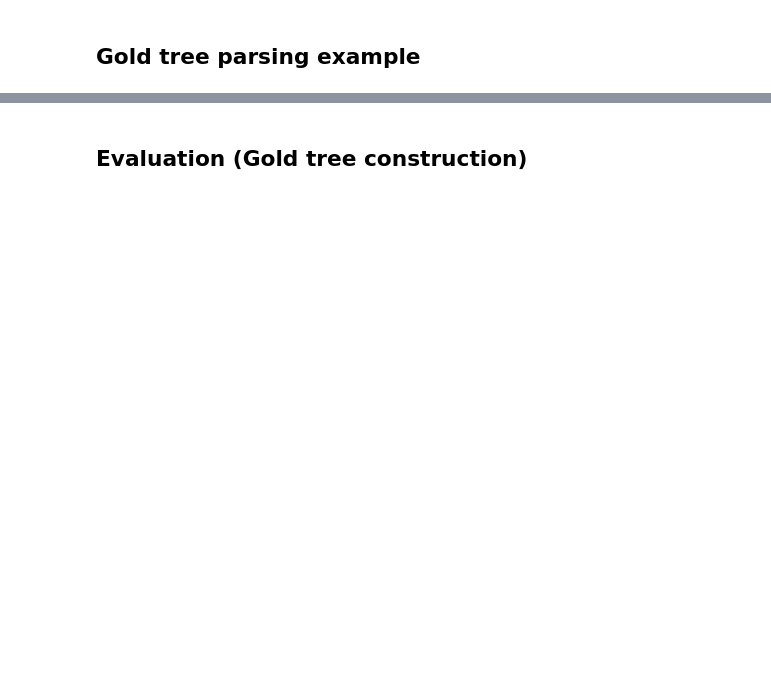
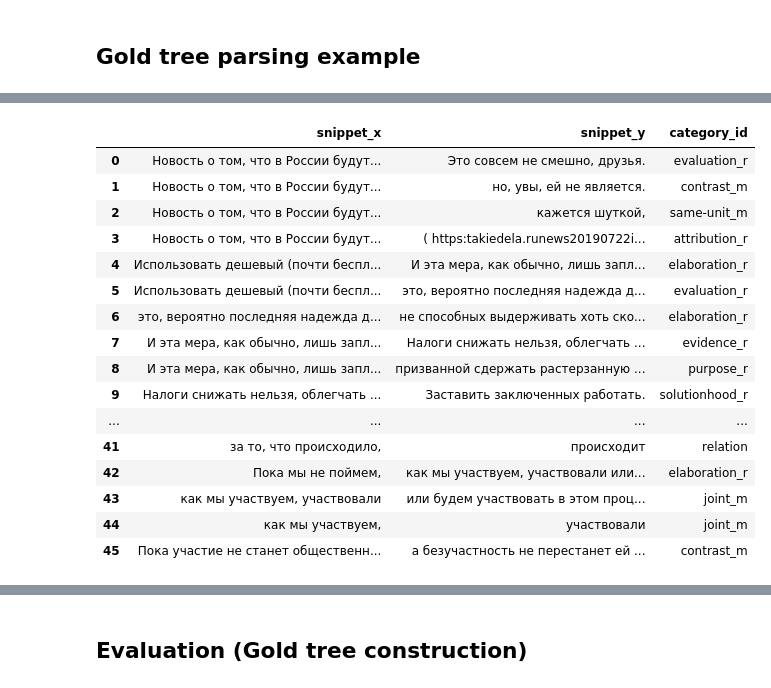
Before and after one commit to tchewik/isanlp_rst, a Jupyter notebook: src/maintenance/4_tree_building.ipynb, the cells around one changed output, grey strips where cells are left out. Drawn from its saved outputs; the diff is of its cells as text; code cells hidden in the pictures; blank space fills up the shorter version.

```diff
--- a/src/maintenance/4_tree_building.ipynb
+++ b/src/maintenance/4_tree_building.ipynb
@@ -99,7 +99,11 @@ class GoldTreePredictor(RSTTreePredictor):
     def extract_features(self, *args):
         return [args[0].text, args[1].text]
 
+    def initialize_features(self, *args):
+        return [(args[0][i].text, args[0][i+1].text) for i in range(len(args[0]) - 1)]
+
     def predict_pair_proba(self, features):
+        # print('>> features =', features)
         def _check_snippet_pair_in_dataset(left_snippet, right_snippet):
             return ((((self.corpus.snippet_x == left_snippet) & (self.corpus.snippet_y == right_snippet)).sum(
                 axis=0) != 0)
@@ -146,7 +150,7 @@ class CustomTreePredictor(RSTTreePredictor):
                                                annot_tokens=annot_tokens, annot_sentences=annot_sentences,
                                                annot_postag=annot_postag, annot_morph=annot_morph,
                                                annot_lemma=annot_lemma, annot_syntax_dep_tree=annot_syntax_dep_tree)
-            return features
+            return features.values.tolist()
         except IndexError:
             with open('errors.log', 'w+') as f:
                 f.write(str(pair.values))
@@ -174,7 +178,10 @@ class CustomTreePredictor(RSTTreePredictor):
             return -1
 
     def predict_pair_proba(self, features):
-        return self.relation_predictor.predict_proba(features)[0][1]
+        if type(features[0]) != float:
+            return self.relation_predictor.predict_proba(features)[0][1]
+        else:
+            return self.relation_predictor.predict_proba([features])[0][1]
 
     def predict_nuclearity(self, features):
         # ToDO:
@@ -404,0 +414,20 @@ for file in tqdm(test):
+# %%
+parsed_pairs
+# %% [output]
+|  | snippet_x | snippet_y | category_id |
+| 0 | Новость о том, что в России будут... | Это совсем не смешно, друзья. | evaluation_r |
+| 1 | Новость о том, что в России будут... | но, увы, ей не является. | contrast_m |
+| 2 | Новость о том, что в России будут... | кажется шуткой, | same-unit_m |
+| 3 | Новость о том, что в России будут... | ( https:takiedela.runews20190722i... | attribution_r |
+| 4 | Использовать дешевый (почти беспл... | И эта мера, как обычно, лишь запл... | elaboration_r |
+| 5 | Использовать дешевый (почти беспл... | это, вероятно последняя надежда д... | evaluation_r |
+| 6 | это, вероятно последняя надежда д... | не способных выдерживать хоть ско... | elaboration_r |
+| 7 | И эта мера, как обычно, лишь запл... | Налоги снижать нельзя, облегчать ... | evidence_r |
+| 8 | И эта мера, как обычно, лишь запл... | призванной сдержать растерзанную ... | purpose_r |
+| 9 | Налоги снижать нельзя, облегчать ... | Заставить заключенных работать. | solutionhood_r |
+| ... | ... | ... | ... |
+| 41 | за то, что происходило, | происходит | relation |
+| 42 | Пока мы не поймем, | как мы участвуем, участвовали или... | elaboration_r |
+| 43 | как мы участвуем, участвовали | или будем участвовать в этом проц... | joint_m |
+| 44 | как мы участвуем, | участвовали | joint_m |
+| 45 | Пока участие не станет общественн... | а безучастность не перестанет ей ... | contrast_m |
```
Also changed, not shown: parts of 11 cells of this notebook, 4 other files.
